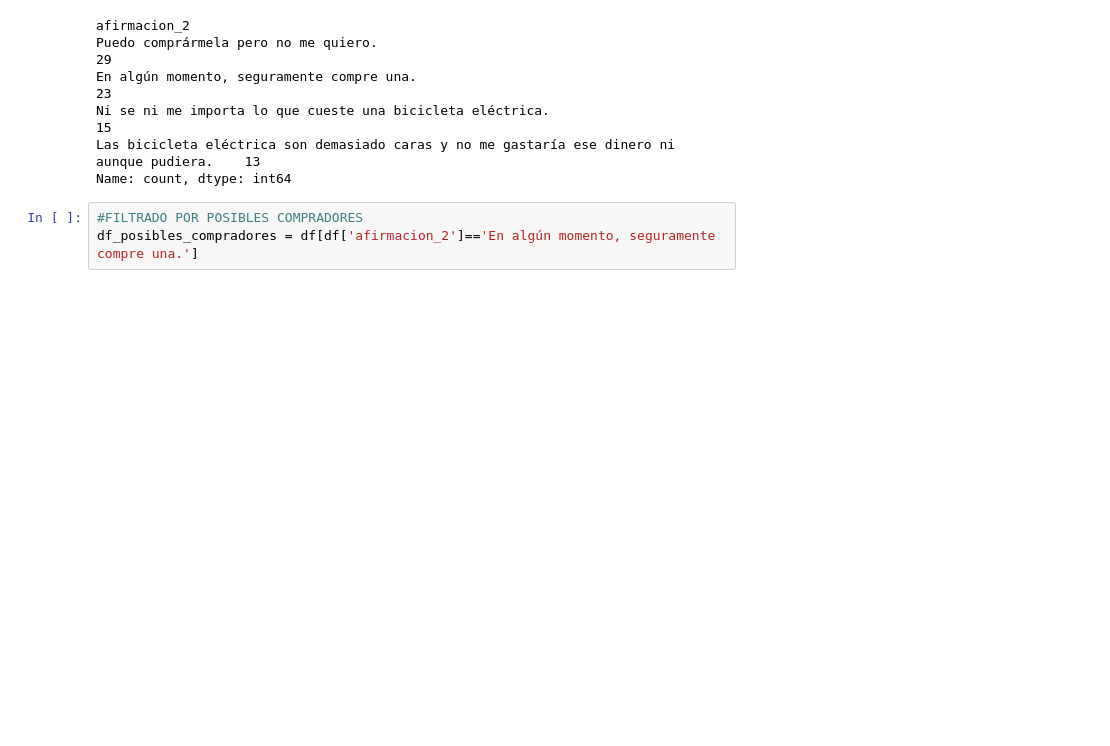
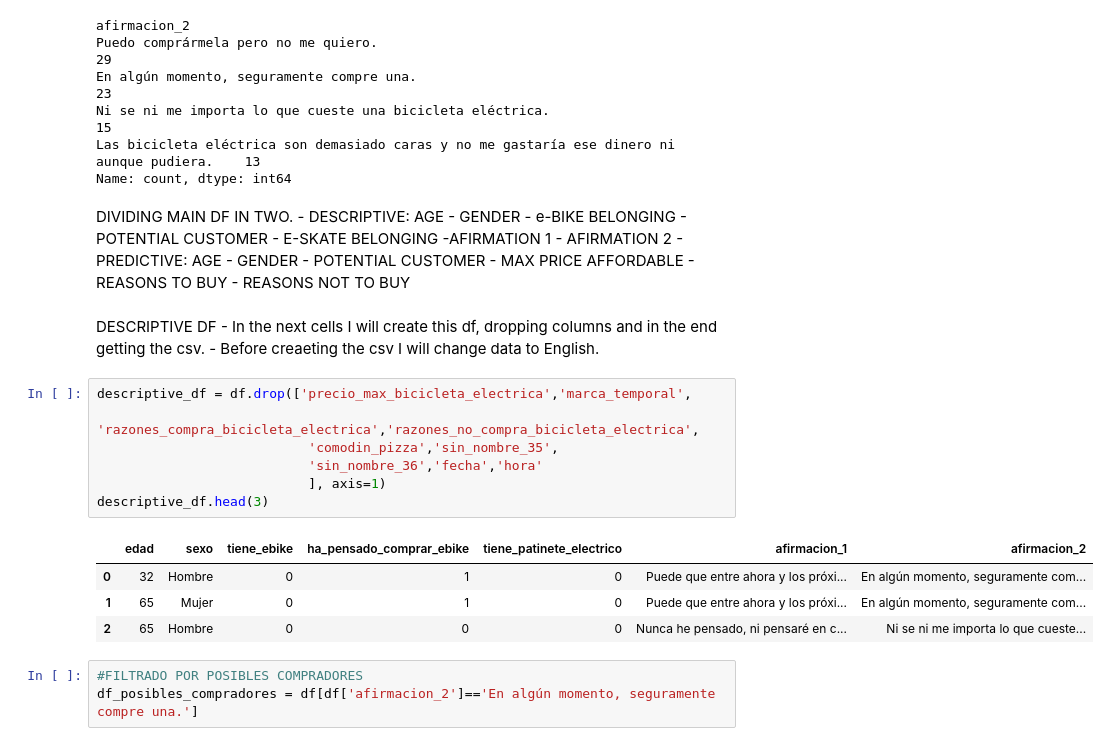
Before and after one commit to Auzmendi/project-6, a Jupyter notebook: df_ebike.ipynb, the cells around one changed output. Drawn from its saved outputs; the diff is of its cells as text; blank space fills up the shorter version.

```diff
--- a/df_ebike.ipynb
+++ b/df_ebike.ipynb
@@ -211,6 +147,26 @@ En algún momento, seguramente compre una.
 Ni se ni me importa lo que cueste una bicicleta eléctrica.                                    15
 Las bicicleta eléctrica son demasiado caras y no me gastaría ese dinero ni aunque pudiera.    13
 Name: count, dtype: int64
+# %% [markdown]
+DIVIDING MAIN DF IN TWO.
+    - DESCRIPTIVE: AGE - GENDER - e-BIKE BELONGING - POTENTIAL CUSTOMER - E-SKATE BELONGING -AFIRMATION 1 - AFIRMATION 2
+    - PREDICTIVE: AGE - GENDER - POTENTIAL CUSTOMER - MAX PRICE AFFORDABLE - REASONS TO BUY - REASONS NOT TO BUY
+# %% [markdown]
+DESCRIPTIVE DF
+    - In the next cells I will create this df, dropping columns and in the end getting the csv.
+    - Before creaeting the csv I will change data to English.
+# %%
+descriptive_df = df.drop(['precio_max_bicicleta_electrica','marca_temporal',
+                           'razones_compra_bicicleta_electrica','razones_no_compra_bicicleta_electrica',
+                           'comodin_pizza','sin_nombre_35',
+                           'sin_nombre_36','fecha','hora'
+                           ], axis=1)
+descriptive_df.head(3)
+# %% [output]
+|  | edad | sexo | tiene_ebike | ha_pensado_comprar_ebike | tiene_patinete_electrico | afirmacion_1 | afirmacion_2 |
+| 0 | 32 | Hombre | 0 | 1 | 0 | Puede que entre ahora y los próxi... | En algún momento, seguramente com... |
+| 1 | 65 | Mujer | 0 | 1 | 0 | Puede que entre ahora y los próxi... | En algún momento, seguramente com... |
+| 2 | 65 | Hombre | 0 | 0 | 0 | Nunca he pensado, ni pensaré en c... | Ni se ni me importa lo que cueste... |
 # %%
 #FILTRADO POR POSIBLES COMPRADORES
 df_posibles_compradores = df[df['afirmacion_2']=='En algún momento, seguramente compre una.']
```
Also changed, not shown: parts of 7 cells of this notebook, 4 other files.
